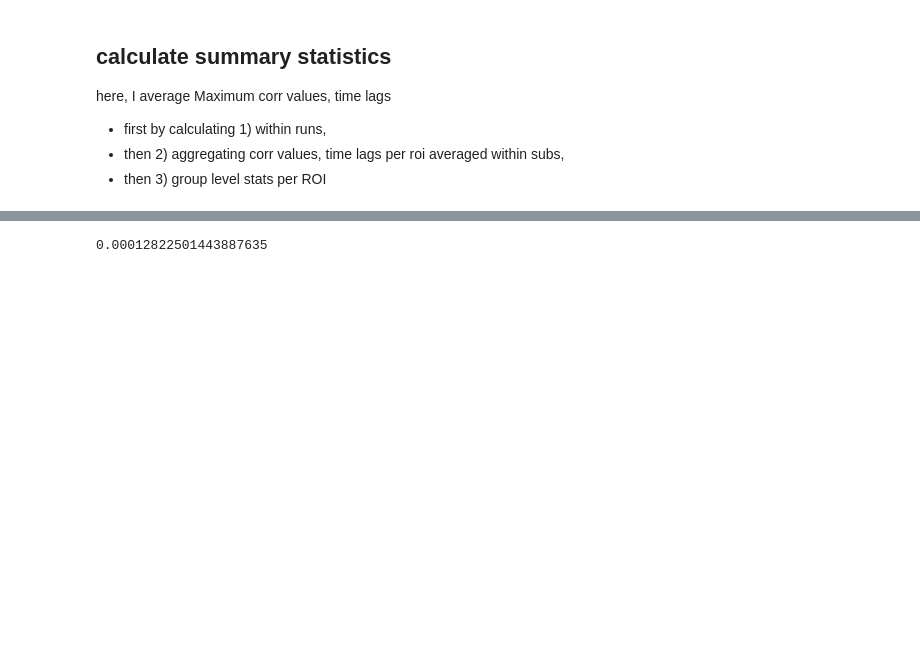
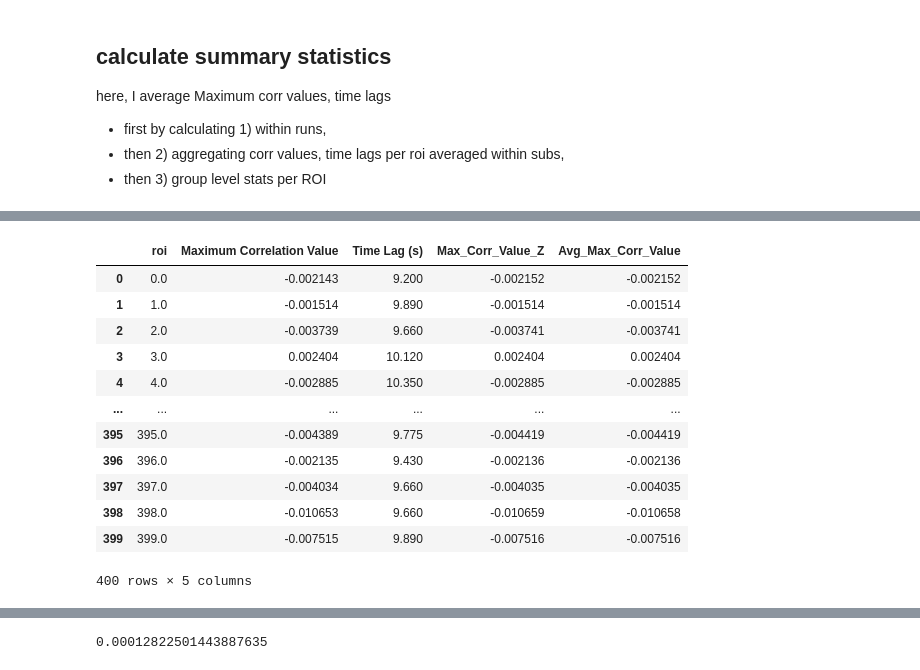
Before and after one commit to jungheejung/spacetop_biopac, a Jupyter notebook: scripts/p05_xcorr/c02_plotxcorr_sandbox_noZ.ipynb, the cells around one changed output, grey strips where cells are left out. Drawn from its saved outputs; the diff is of its cells as text; code cells hidden in the pictures; blank space fills up the shorter version.

```diff
--- a/scripts/p05_xcorr/c02_plotxcorr_sandbox_noZ.ipynb
+++ b/scripts/p05_xcorr/c02_plotxcorr_sandbox_noZ.ipynb
@@ -282,2 +282,18 @@ print(results_df)
 
 [400 rows x 4 columns]
+# %%
+group_level_avg
+# %% [output]
+|  | roi | Maximum Correlation Value | Time Lag (s) | Max_Corr_Value_Z | Avg_Max_Corr_Value |
+| 0 | 0.0 | -0.002143 | 9.200 | -0.002152 | -0.002152 |
+| 1 | 1.0 | -0.001514 | 9.890 | -0.001514 | -0.001514 |
+| 2 | 2.0 | -0.003739 | 9.660 | -0.003741 | -0.003741 |
+| 3 | 3.0 | 0.002404 | 10.120 | 0.002404 | 0.002404 |
+| 4 | 4.0 | -0.002885 | 10.350 | -0.002885 | -0.002885 |
+| ... | ... | ... | ... | ... | ... |
+| 395 | 395.0 | -0.004389 | 9.775 | -0.004419 | -0.004419 |
+| 396 | 396.0 | -0.002135 | 9.430 | -0.002136 | -0.002136 |
+| 397 | 397.0 | -0.004034 | 9.660 | -0.004035 | -0.004035 |
+| 398 | 398.0 | -0.010653 | 9.660 | -0.010659 | -0.010658 |
+| 399 | 399.0 | -0.007515 | 9.890 | -0.007516 | -0.007516 |
+400 rows × 5 columns
```
Also changed, not shown: parts of 20 cells of this notebook.
